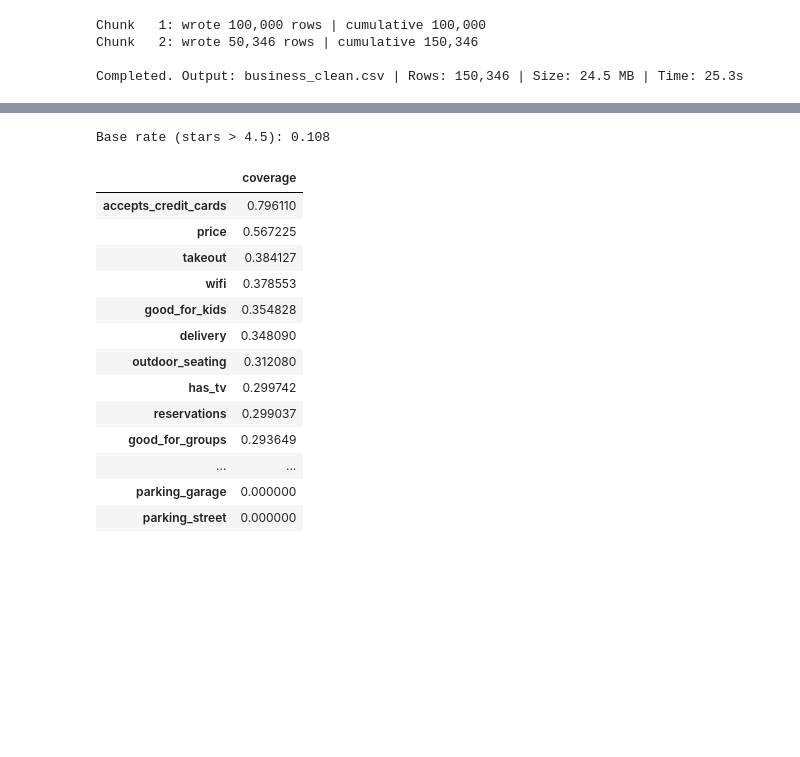
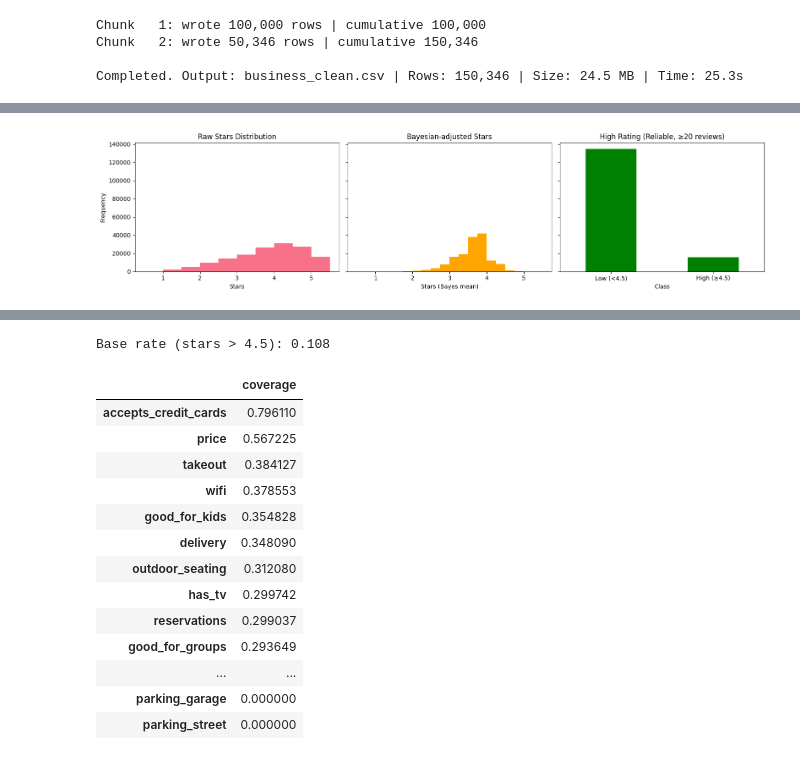
Before and after one commit to zeelpatel7/yelp_reviews, a Jupyter notebook: analysis.ipynb, the cells around one changed output, grey strips where cells are left out. Cells and saved outputs as stored; diff of their text form; code cells hidden in the pictures; blank space fills up the shorter version.

```diff
--- a/analysis.ipynb
+++ b/analysis.ipynb
@@ -976,0 +1249,92 @@ if "primary_category" in df.columns:
+# %%
+# 1. Stars Distribution (Raw vs Bayesian vs Reliable)
+
+fig, axes = plt.subplots(1, 3, figsize=(16, 4), sharey=True)
+
+df["stars"].plot(kind="hist", bins=np.arange(0.5, 5.6, 0.5), ax=axes[0])
+axes[0].set_title("Raw Stars Distribution")
+axes[0].set_xlabel("Stars")
+
+df["stars_bayes"].plot(kind="hist", bins=np.arange(0.5, 5.6, 0.25), ax=axes[1], color="orange")
+axes[1].set_title("Bayesian-adjusted Stars")
+axes[1].set_xlabel("Stars (Bayes mean)")
+
+df["high_rating_reliable"].value_counts().plot(kind="bar", ax=axes[2], color="green")
+axes[2].set_title("High Rating (Reliable, ≥20 reviews)")
+axes[2].set_xlabel("Class")
+axes[2].set_xticklabels(["Low (<4.5)", "High (≥4.5)"], rotation=0)
+
+plt.tight_layout()
+plt.show()
+
+
+# 2. Review Count Effect
+plt.figure(figsize=(7,5))
+sns.scatterplot(x="review_count", y="stars", data=df,
+                alpha=0.3, edgecolor=None)
+plt.xscale("log")
+plt.xlabel("Review Count (log scale)")
+plt.ylabel("Stars")
+plt.title("Stars vs Review Count (log scale)")
+plt.show()
+
+
+# 3. Attribute Coverage vs Stars
+attrs_to_check = ["wifi", "alcohol", "outdoor_seating", "reservations", "good_for_kids"]
+
+for col in attrs_to_check:
+    if col in df.columns:
+        avg = df.groupby(col)["stars"].mean().sort_values(ascending=False)
+        count = df[col].value_counts()
+
+        print(f"\n--- {col.upper()} ---")
+        display(pd.DataFrame({"mean_stars": avg, "count": count}))
+
+        plt.figure(figsize=(6,4))
+        sns.boxplot(x=col, y="stars", data=df)
+        plt.title(f"Stars by {col}")
+        plt.show()
+
+
+# 4. Hours vs Stars
+plt.figure(figsize=(6,4))
+sns.boxplot(x="hours_bin", y="stars", data=df)
+plt.title("Stars by Weekly Hours Bin")
+plt.xlabel("Weekly Hours Bin")
+plt.ylabel("Stars")
+plt.show()
+
+# 5. Category-Normalized Ratings
+plt.figure(figsize=(6,4))
+sns.histplot(df["stars_cat_z"].dropna(), bins=40, kde=True)
+plt.title("Category-Normalized Rating (z-score)")
+plt.xlabel("Stars (within-category z)")
+plt.show()
+
+# Example: Effect of WiFi within categories
+wifi_cat = (df.groupby(["primary_category", "wifi"])
+              ["stars_cat_z"].mean()
+              .unstack()
+              .dropna()
+              .sort_values("free", ascending=False)
+              .head(10))
+print("\nTop categories where 'Free WiFi' associates with higher z-scores:")
+display(wifi_cat)
+
+# 6. Geo-Normalized Ratings
+plt.figure(figsize=(6,4))
+sns.histplot(df["stars_city_z"].dropna(), bins=40, kde=True, color="purple")
+plt.title("City-Normalized Rating (z-score)")
+plt.xlabel("Stars (within-city z)")
+plt.show()
+
+# Example: Effect of Alcohol within cities
+alc_city = (df.groupby(["city", "alcohol"])
+              ["stars_city_z"].mean()
+              .unstack()
+              .dropna()
+              .head(10))
+print("\nCities where Alcohol attribute differentiates ratings:")
+display(alc_city)
+# %% [output]
+[figure, added]
```
Also changed, not shown: parts of 126 cells of this notebook.
